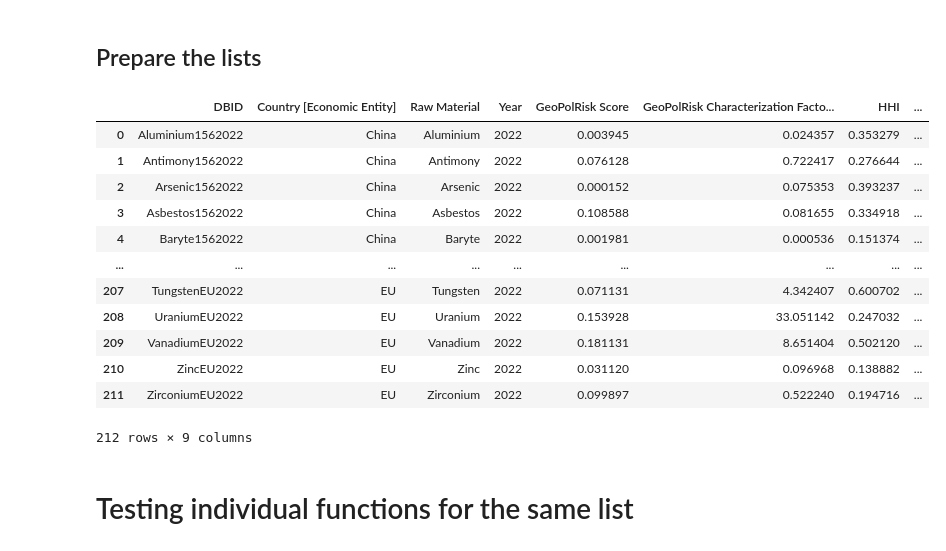
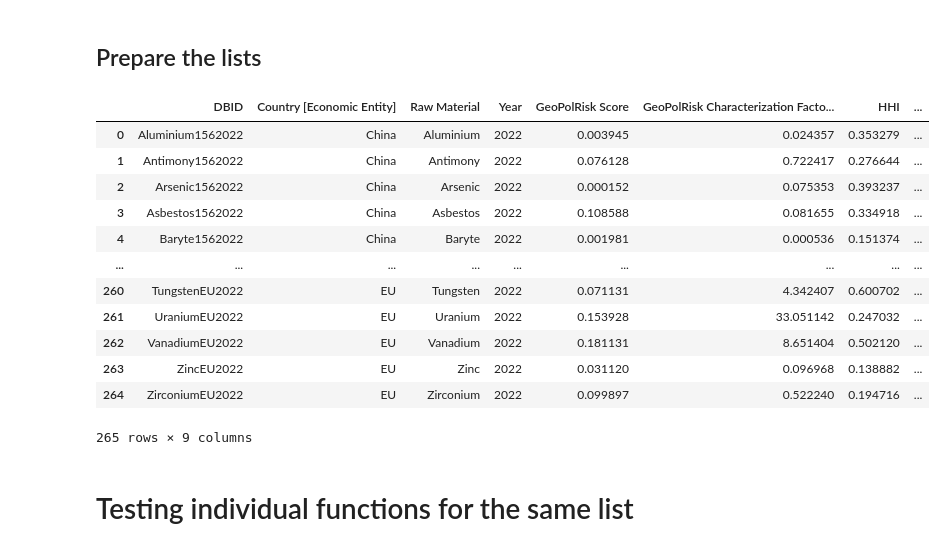
Before and after one commit to akoyamp/geopolrisk-py, a Jupyter notebook: Test.ipynb, the cells around one changed output. Cells and saved outputs as stored; diff of their text form; code cells hidden in the pictures.

```diff
--- a/Test.ipynb
+++ b/Test.ipynb
@@ -15,16 +8,0 @@ ListofYear = [2022]
-# %%
-gprs_calc(ListofYear, ListofCountries, ListofMetals)
-# %% [output]
-|  | DBID | Country [Economic Entity] | Raw Material | Year | GeoPolRisk Score | GeoPolRisk Characterization Facto... | HHI | ... |
-| 0 | Aluminium1562022 | China | Aluminium | 2022 | 0.003945 | 0.024357 | 0.353279 | ... |
-| 1 | Antimony1562022 | China | Antimony | 2022 | 0.076128 | 0.722417 | 0.276644 | ... |
-| 2 | Arsenic1562022 | China | Arsenic | 2022 | 0.000152 | 0.075353 | 0.393237 | ... |
-| 3 | Asbestos1562022 | China | Asbestos | 2022 | 0.108588 | 0.081655 | 0.334918 | ... |
-| 4 | Baryte1562022 | China | Baryte | 2022 | 0.001981 | 0.000536 | 0.151374 | ... |
-| ... | ... | ... | ... | ... | ... | ... | ... | ... |
-| 207 | TungstenEU2022 | EU | Tungsten | 2022 | 0.071131 | 4.342407 | 0.600702 | ... |
-| 208 | UraniumEU2022 | EU | Uranium | 2022 | 0.153928 | 33.051142 | 0.247032 | ... |
-| 209 | VanadiumEU2022 | EU | Vanadium | 2022 | 0.181131 | 8.651404 | 0.502120 | ... |
-| 210 | ZincEU2022 | EU | Zinc | 2022 | 0.031120 | 0.096968 | 0.138882 | ... |
-| 211 | ZirconiumEU2022 | EU | Zirconium | 2022 | 0.099897 | 0.522240 | 0.194716 | ... |
-212 rows × 9 columns
@@ -40,2 +9,50 @@ numerator, total_trade, price = importrisk(resource, year, country, data=mapped_
+# %%
+from geopolrisk.assessment.utils import (
+    default_rmlist,
+)  # This is a functions that returns the default list of metals that are available in the library database
+
+
+ListofMetals = default_rmlist()
+ListofAlternateMetals = [
+    "Aluminium",
+    "Copper",
+    "Nickel",
+    "Tin",
+    "Zinc",
+]  # If you want to use a different list of metals, you can specify them here (of course, they must be available in the library database)
+# Aluminium is an exception in the database, it refers to primary metal not raw material. The raw material is bauxite
+
+
+ListofCountries = [
+    156,
+    251,
+    842,
+    757,
+    "EU",
+]  # List of countries to be assessed, you can use the ISO 3166-1 numeric code & "EU" for European Union
+
+
+ListofYear = [
+    2022
+]  # List of years to be assessed, you can only use the year as an integer
+# %%
+gprs_calc(
+    ListofYear, ListofCountries, ListofMetals
+)  # This is the main function that calculates the GeoPolRisk values for the specified list of countries, years and metals
+# The function returns a pandas DataFrame with the results, which is also saved as an excel file in a folder named "ouput" in the document folder of the users home directory
+# %% [output]
+|  | DBID | Country [Economic Entity] | Raw Material | Year | GeoPolRisk Score | GeoPolRisk Characterization Facto... | HHI | ... |
+| 0 | Aluminium1562022 | China | Aluminium | 2022 | 0.003945 | 0.024357 | 0.353279 | ... |
+| 1 | Antimony1562022 | China | Antimony | 2022 | 0.076128 | 0.722417 | 0.276644 | ... |
+| 2 | Arsenic1562022 | China | Arsenic | 2022 | 0.000152 | 0.075353 | 0.393237 | ... |
+| 3 | Asbestos1562022 | China | Asbestos | 2022 | 0.108588 | 0.081655 | 0.334918 | ... |
+| 4 | Baryte1562022 | China | Baryte | 2022 | 0.001981 | 0.000536 | 0.151374 | ... |
+| ... | ... | ... | ... | ... | ... | ... | ... | ... |
+| 260 | TungstenEU2022 | EU | Tungsten | 2022 | 0.071131 | 4.342407 | 0.600702 | ... |
+| 261 | UraniumEU2022 | EU | Uranium | 2022 | 0.153928 | 33.051142 | 0.247032 | ... |
+| 262 | VanadiumEU2022 | EU | Vanadium | 2022 | 0.181131 | 8.651404 | 0.502120 | ... |
+| 263 | ZincEU2022 | EU | Zinc | 2022 | 0.031120 | 0.096968 | 0.138882 | ... |
+| 264 | ZirconiumEU2022 | EU | Zirconium | 2022 | 0.099897 | 0.522240 | 0.194716 | ... |
+265 rows × 9 columns
 # %% [markdown]
 # Testing individual functions for the same list
```
Also changed, not shown: parts of 23 cells of this notebook, 1 other file.
